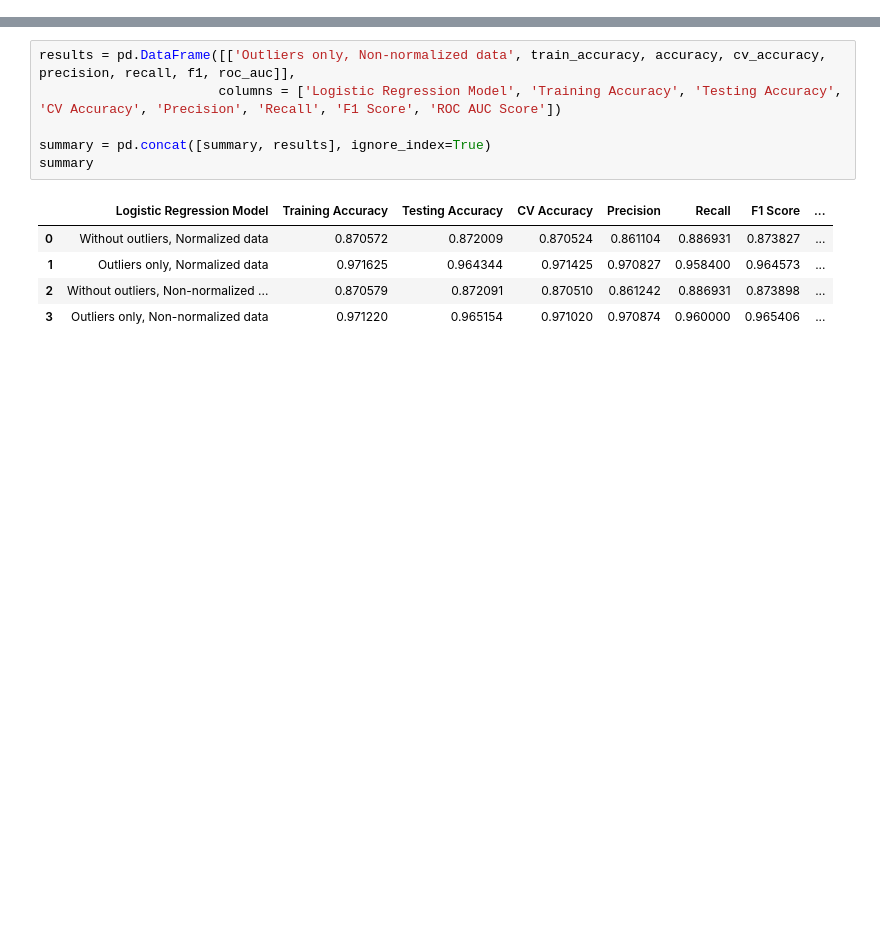
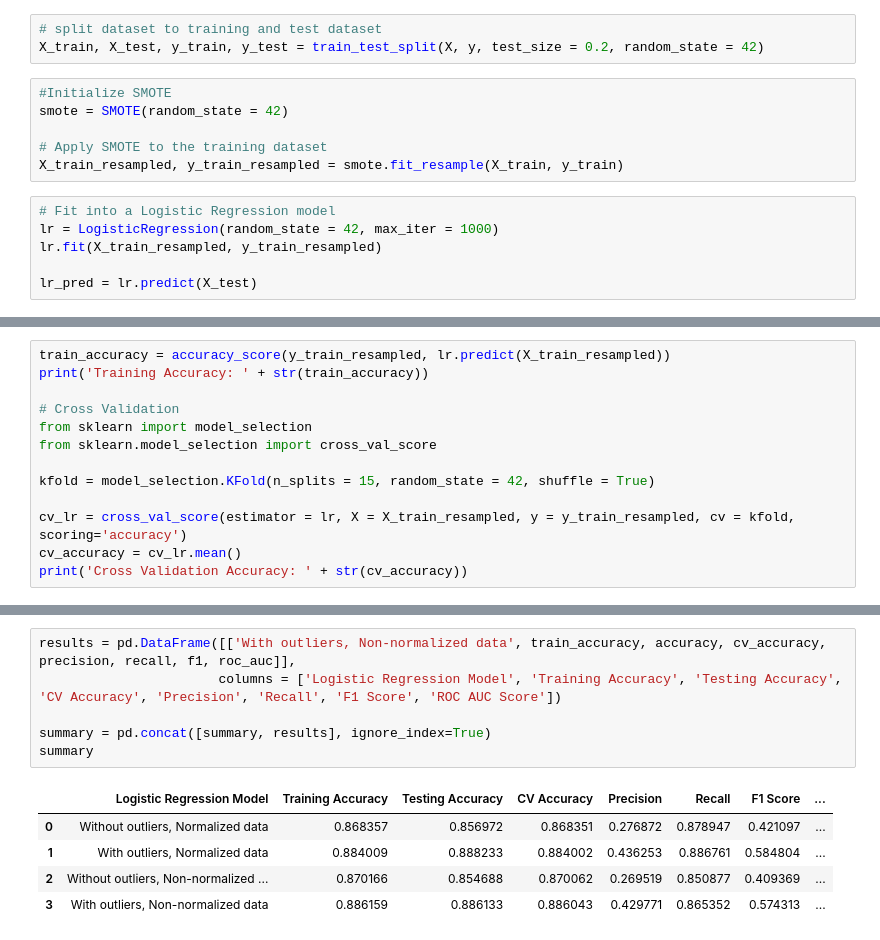
Before and after one commit to joycelovedorial/IS424-Data-Mining, a Jupyter notebook: Prediction/Logistic Regression Prediction.ipynb, the cells around one changed output, grey strips where cells are left out. Drawn from its saved outputs; the diff is of its cells as text; blank space fills up the shorter version.

```diff
--- a/Prediction/Logistic Regression Prediction.ipynb
+++ b/Prediction/Logistic Regression Prediction.ipynb
@@ -374,0 +427,15 @@ Confusion Matrix:
+# %%
+# split dataset to training and test dataset
+X_train, X_test, y_train, y_test = train_test_split(X, y, test_size = 0.2, random_state = 42)
+# %%
+#Initialize SMOTE
+smote = SMOTE(random_state = 42)
+
+# Apply SMOTE to the training dataset
+X_train_resampled, y_train_resampled = smote.fit_resample(X_train, y_train)
+# %%
+# Fit into a Logistic Regression model
+lr = LogisticRegression(random_state = 42, max_iter = 1000)
+lr.fit(X_train_resampled, y_train_resampled)
+
+lr_pred = lr.predict(X_test)
@@ -426,0 +492,13 @@ Cross Validation Accuracy: 0.9710202140015322
+# %%
+train_accuracy = accuracy_score(y_train_resampled, lr.predict(X_train_resampled))
+print('Training Accuracy: ' + str(train_accuracy))
+
+# Cross Validation
+from sklearn import model_selection
+from sklearn.model_selection import cross_val_score
+
+kfold = model_selection.KFold(n_splits = 15, random_state = 42, shuffle = True)
+
+cv_lr = cross_val_score(estimator = lr, X = X_train_resampled, y = y_train_resampled, cv = kfold, scoring='accuracy')
+cv_accuracy = cv_lr.mean()
+print('Cross Validation Accuracy: ' + str(cv_accuracy))
@@ -446,12 +524,12 @@ pd.DataFrame({'Actual': y_test, 'Predicted': predictions}) \
 # %%
-results = pd.DataFrame([['Outliers only, Non-normalized data', train_accuracy, accuracy, cv_accuracy, precision, recall, f1, roc_auc]],
+results = pd.DataFrame([['With outliers, Non-normalized data', train_accuracy, accuracy, cv_accuracy, precision, recall, f1, roc_auc]],
                        columns = ['Logistic Regression Model', 'Training Accuracy', 'Testing Accuracy', 'CV Accuracy', 'Precision', 'Recall', 'F1 Score', 'ROC AUC Score'])
 
 summary = pd.concat([summary, results], ignore_index=True)
 summary
 # %% [output]
 |  | Logistic Regression Model | Training Accuracy | Testing Accuracy | CV Accuracy | Precision | Recall | F1 Score | ... |
-| 0 | Without outliers, Normalized data | 0.870572 | 0.872009 | 0.870524 | 0.861104 | 0.886931 | 0.873827 | ... |
-| 1 | Outliers only, Normalized data | 0.971625 | 0.964344 | 0.971425 | 0.970827 | 0.958400 | 0.964573 | ... |
-| 2 | Without outliers, Non-normalized ... | 0.870579 | 0.872091 | 0.870510 | 0.861242 | 0.886931 | 0.873898 | ... |
-| 3 | Outliers only, Non-normalized data | 0.971220 | 0.965154 | 0.971020 | 0.970874 | 0.960000 | 0.965406 | ... |
+| 0 | Without outliers, Normalized data | 0.868357 | 0.856972 | 0.868351 | 0.276872 | 0.878947 | 0.421097 | ... |
+| 1 | With outliers, Normalized data | 0.884009 | 0.888233 | 0.884002 | 0.436253 | 0.886761 | 0.584804 | ... |
+| 2 | Without outliers, Non-normalized ... | 0.870166 | 0.854688 | 0.870062 | 0.269519 | 0.850877 | 0.409369 | ... |
+| 3 | With outliers, Non-normalized data | 0.886159 | 0.886133 | 0.886043 | 0.429771 | 0.865352 | 0.574313 | ... |
```
Also changed, not shown: parts of 52 cells of this notebook, 1 other file.
